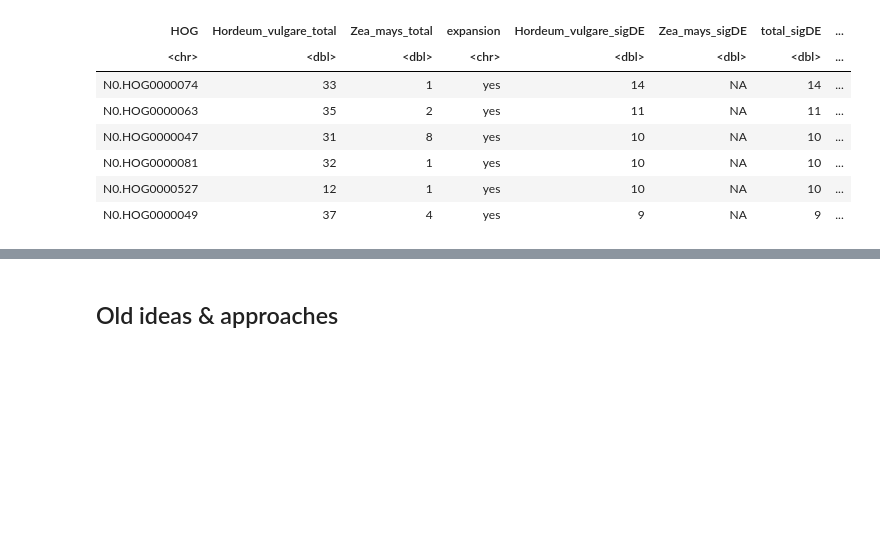
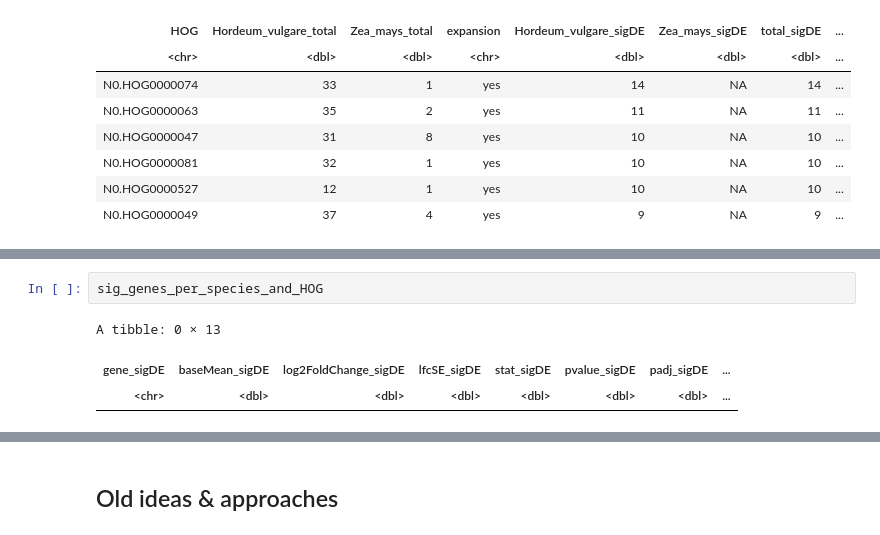
Before and after one commit to tgstoecker/A2TEA.Workflow, a Jupyter notebook: notebooks/final_tea_datasets.ipynb, the cells around one changed output, grey strips where cells are left out. Drawn from its saved outputs; the diff is of its cells as text; blank space fills up the shorter version.

```diff
--- a/notebooks/final_tea_datasets.ipynb
+++ b/notebooks/final_tea_datasets.ipynb
@@ -1249,0 +1487,6 @@ A tibble: 6 × 12
+# %%
+sig_genes_per_species_and_HOG
+# %% [output]
+A tibble: 0 × 13
+| gene_sigDE | baseMean_sigDE | log2FoldChange_sigDE | lfcSE_sigDE | stat_sigDE | pvalue_sigDE | padj_sigDE | ... |
+| <chr> | <dbl> | <dbl> | <dbl> | <dbl> | <dbl> | <dbl> | ... |
```
Also changed, not shown: parts of 19 cells of this notebook, 2 other files.
